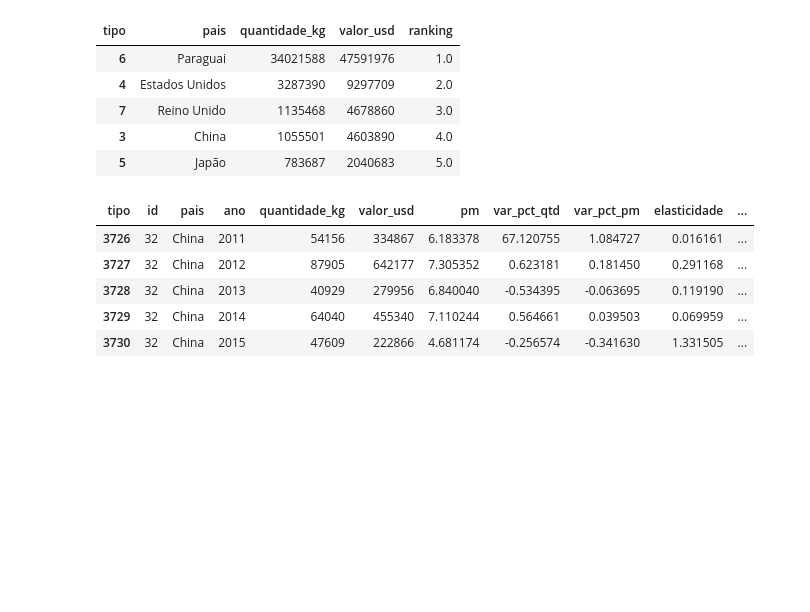
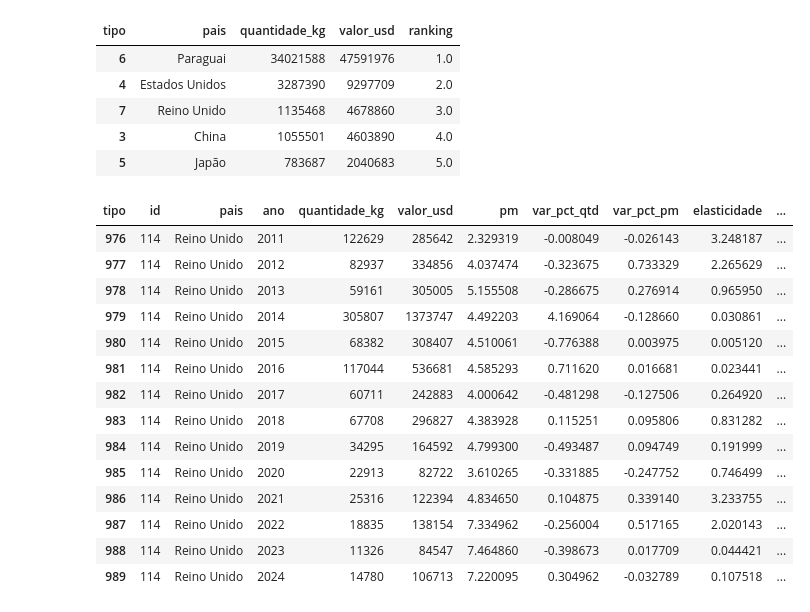
Before and after one commit to RicardViana/fiap-Data-Analysis-and-Exploration, a Jupyter notebook: tech_challenge_fase1.ipynb, the cells around one changed output. Cells and saved outputs as stored; diff of their text form; code cells hidden in the pictures; blank space fills up the shorter version.

```diff
--- a/tech_challenge_fase1.ipynb
+++ b/tech_challenge_fase1.ipynb
@@ -212,39 +228,48 @@ df_vinhos_pm['pm'] = (df_vinhos_pm['valor_usd'] / df_vinhos_pm['quantidade_kg'])
 
 # Calcular a variação da quantidade e do preço
 df_vinhos_pm['var_pct_qtd'] = df_vinhos_pm.groupby('pais')['quantidade_kg'].pct_change() # Calcular a variação
 df_vinhos_pm['var_pct_pm'] = df_vinhos_pm.groupby('pais')['pm'].pct_change() # Calcular a variação
 
 # Calcular a Elasticidade do preço em relação à quantidade
 df_vinhos_pm["elasticidade"] = abs((df_vinhos_pm["var_pct_pm"] / df_vinhos_pm["var_pct_qtd"]))
 
 df_vinhos_pm = df_vinhos_pm.dropna()
 
 # Criar a coluna do tipo de elasticidade
 
 # Condições
 condicoes = [
     df_vinhos_pm["elasticidade"].abs() > 1,
     df_vinhos_pm["elasticidade"].abs() < 1,
     df_vinhos_pm["elasticidade"].abs() == 1
 ]
 
 # Valores associados às condições
 tipos = [
     "Elástica (preço varia muito com a quantidade)",
     "Inelástica (preço varia pouco com a quantidade)",
     "Elasticidade unitária (variação proporcional)"
 ]
 
 # Criar a coluna
 df_vinhos_pm["tipo_elasticidade"] = np.select(condicoes, tipos, default="Não definido")
-df_vinhos_pm.head()
+df_vinhos_pm.query('pais == "Reino Unido"')
 # %% [output]
 | tipo | id | pais | ano | quantidade_kg | valor_usd | pm | var_pct_qtd | var_pct_pm | elasticidade | ... |
-| 3726 | 32 | China | 2011 | 54156 | 334867 | 6.183378 | 67.120755 | 1.084727 | 0.016161 | ... |
-| 3727 | 32 | China | 2012 | 87905 | 642177 | 7.305352 | 0.623181 | 0.181450 | 0.291168 | ... |
-| 3728 | 32 | China | 2013 | 40929 | 279956 | 6.840040 | -0.534395 | -0.063695 | 0.119190 | ... |
-| 3729 | 32 | China | 2014 | 64040 | 455340 | 7.110244 | 0.564661 | 0.039503 | 0.069959 | ... |
-| 3730 | 32 | China | 2015 | 47609 | 222866 | 4.681174 | -0.256574 | -0.341630 | 1.331505 | ... |
+| 976 | 114 | Reino Unido | 2011 | 122629 | 285642 | 2.329319 | -0.008049 | -0.026143 | 3.248187 | ... |
+| 977 | 114 | Reino Unido | 2012 | 82937 | 334856 | 4.037474 | -0.323675 | 0.733329 | 2.265629 | ... |
+| 978 | 114 | Reino Unido | 2013 | 59161 | 305005 | 5.155508 | -0.286675 | 0.276914 | 0.965950 | ... |
+| 979 | 114 | Reino Unido | 2014 | 305807 | 1373747 | 4.492203 | 4.169064 | -0.128660 | 0.030861 | ... |
+| 980 | 114 | Reino Unido | 2015 | 68382 | 308407 | 4.510061 | -0.776388 | 0.003975 | 0.005120 | ... |
+| 981 | 114 | Reino Unido | 2016 | 117044 | 536681 | 4.585293 | 0.711620 | 0.016681 | 0.023441 | ... |
+| 982 | 114 | Reino Unido | 2017 | 60711 | 242883 | 4.000642 | -0.481298 | -0.127506 | 0.264920 | ... |
+| 983 | 114 | Reino Unido | 2018 | 67708 | 296827 | 4.383928 | 0.115251 | 0.095806 | 0.831282 | ... |
+| 984 | 114 | Reino Unido | 2019 | 34295 | 164592 | 4.799300 | -0.493487 | 0.094749 | 0.191999 | ... |
+| 985 | 114 | Reino Unido | 2020 | 22913 | 82722 | 3.610265 | -0.331885 | -0.247752 | 0.746499 | ... |
+| 986 | 114 | Reino Unido | 2021 | 25316 | 122394 | 4.834650 | 0.104875 | 0.339140 | 3.233755 | ... |
+| 987 | 114 | Reino Unido | 2022 | 18835 | 138154 | 7.334962 | -0.256004 | 0.517165 | 2.020143 | ... |
+| 988 | 114 | Reino Unido | 2023 | 11326 | 84547 | 7.464860 | -0.398673 | 0.017709 | 0.044421 | ... |
+| 989 | 114 | Reino Unido | 2024 | 14780 | 106713 | 7.220095 | 0.304962 | -0.032789 | 0.107518 | ... |
 # %%
 # Definir o tema
 sns.set_theme(style="whitegrid")
```
Also changed, not shown: parts of 4 cells of this notebook.
